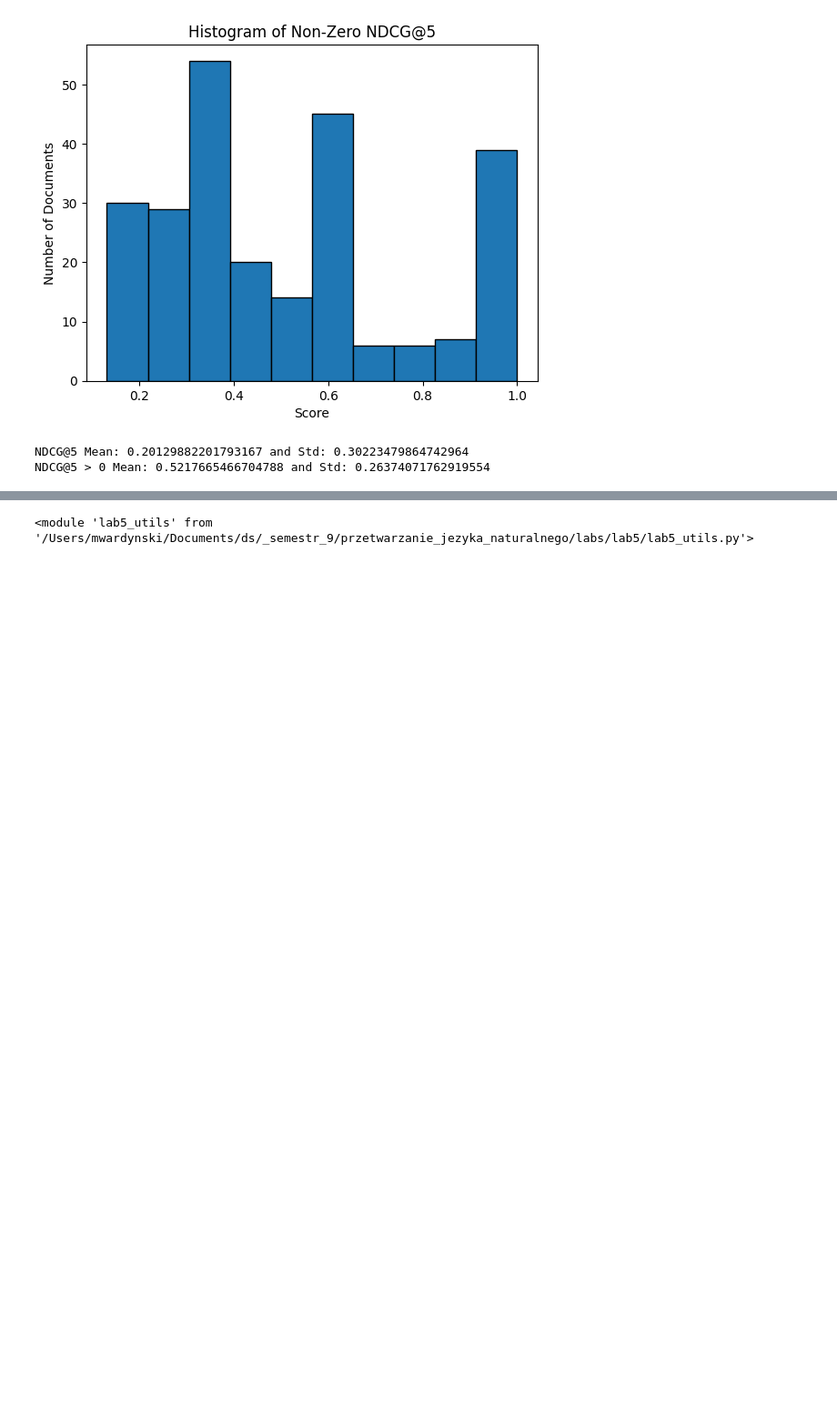
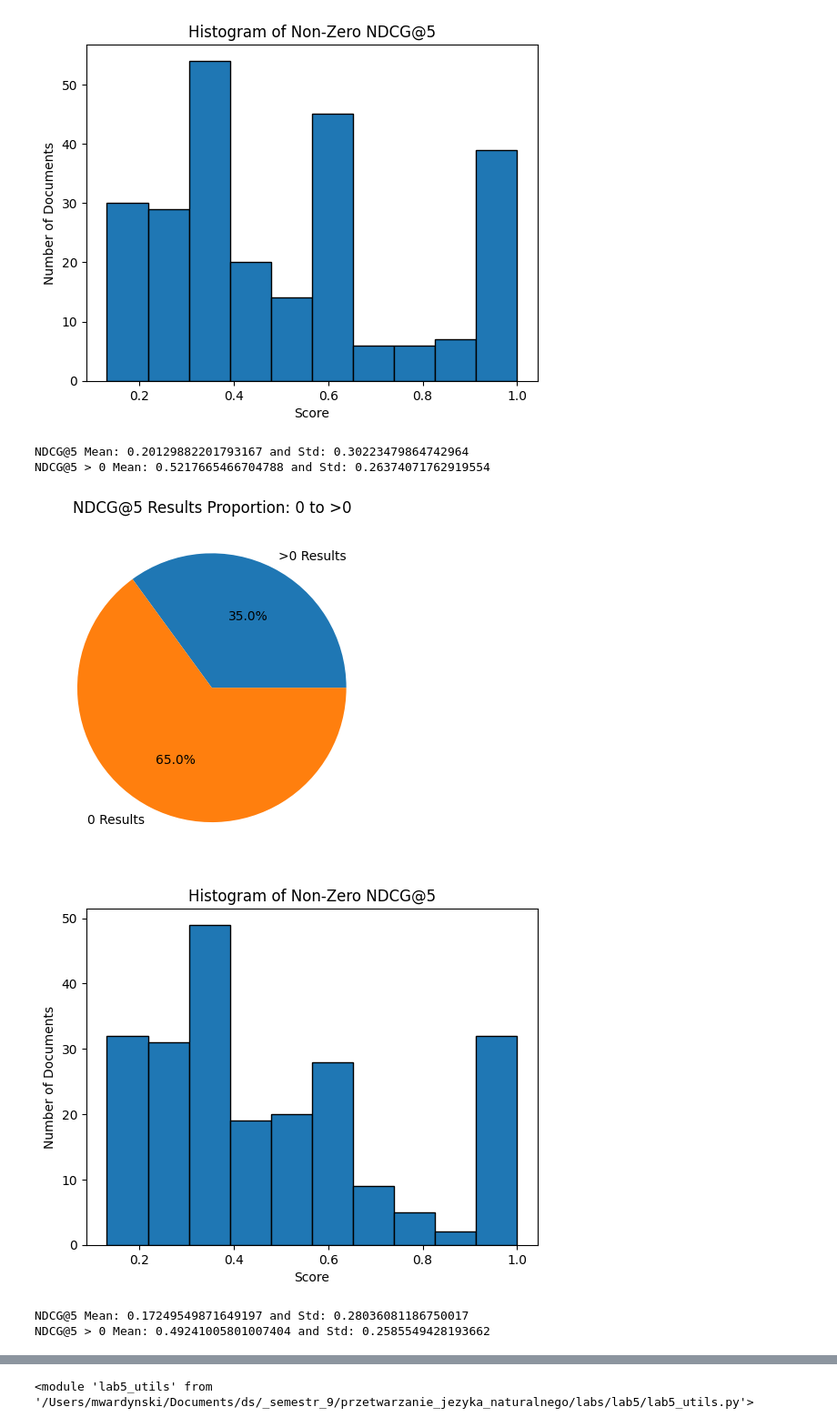
Before and after one commit to mwardynski/nlp, a Jupyter notebook: lab5/lab5.ipynb, the cells around one changed output, grey strips where cells are left out. Shown at 91% size. Cells and saved outputs as stored; diff of their text form; code cells hidden in the pictures; blank space fills up the shorter version.

```diff
--- a/lab5/lab5.ipynb
+++ b/lab5/lab5.ipynb
@@ -548,6 +546,19 @@ present_results(ndcgs_rerank_f1_rand)
 [figure]
 NDCG@5 Mean: 0.20129882201793167 and Std: 0.30223479864742964
 NDCG@5 > 0 Mean: 0.5217665466704788 and Std: 0.26374071762919554
+# %%
+#model upon run: best_model_f1_rand
+
+fts_size = 50
+ndcgs_size = 5
+
+ndcgs_rerank_f1_rand = utils.calculate_ndcgs(test_queries_dict, test_query_to_corpus_dict, all_index_url, 'text', fts_size, ndcgs_size, rerank)
+present_results(ndcgs_rerank_f1_rand)
+# %% [output]
+[figure, added]
+[figure, added]
+NDCG@5 Mean: 0.17249549871649197 and Std: 0.28036081186750017
+NDCG@5 > 0 Mean: 0.49241005801007404 and Std: 0.2585549428193662
 # %% [markdown]
 Okazuje się, że większa losowość w przygotowanych danych poskutkowała lepszą jakością wyników w metryce NDCG@5. Skok jakościowy jest znaczący, ilość elementów z niezerowym NDCG@5 wzrosła z 34.4% do 39.2% dla podejść odpowiednio bez i z rerankerem. Wartości punktowe dla tych niezerowych wyników pozostały w przypadku obydwu podejść zbliżone, z delikatną przewagą podejścia z rerankerem.
 
```
Also changed, not shown: parts of 4 cells of this notebook, 1 other file.
